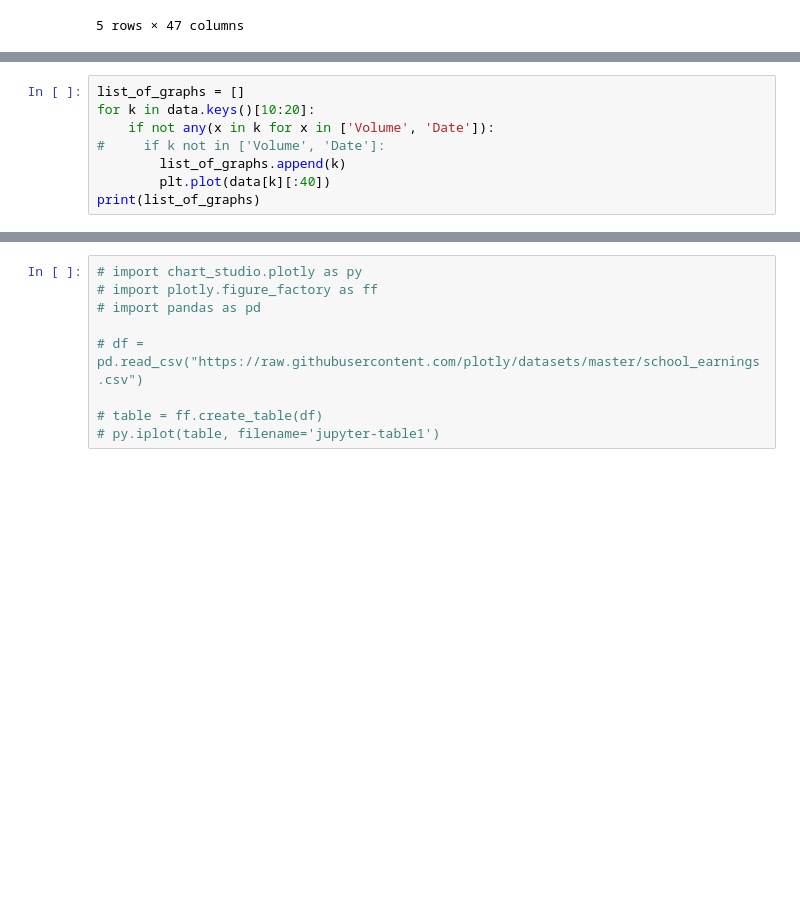
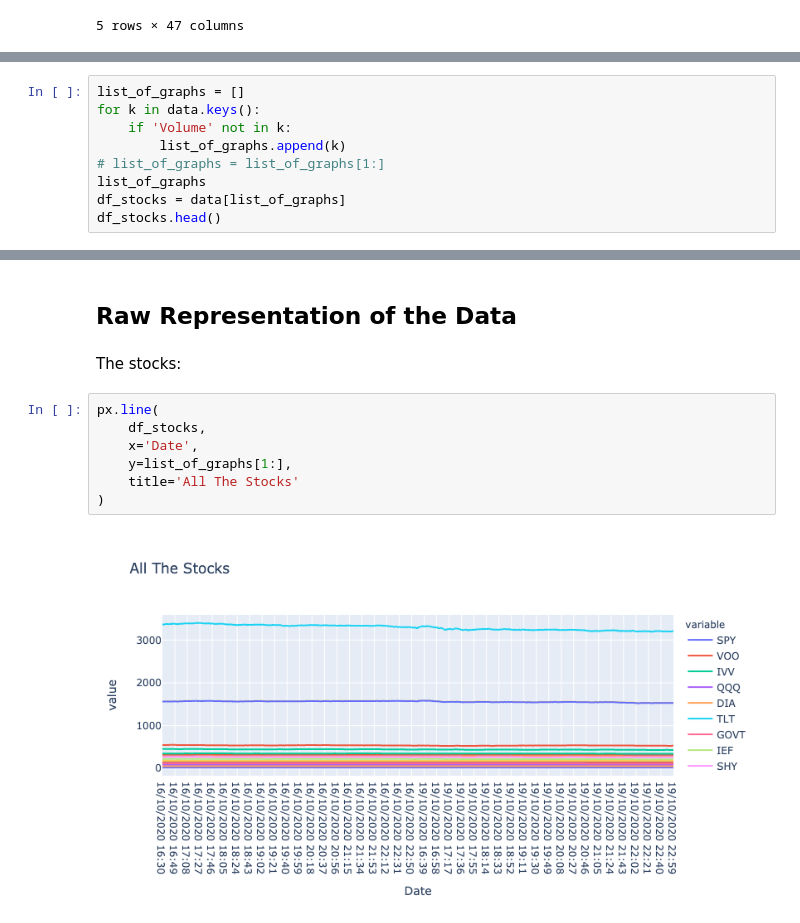
Before and after one commit to Arseni1919/ND_sandbox, a Jupyter notebook: Data Analisys.ipynb, the cells around one changed output, grey strips where cells are left out. Saved outputs shown, nothing was run; the diff lists cells and outputs as text; blank space fills up the shorter version.

```diff
--- a/Data Analisys.ipynb
+++ b/Data Analisys.ipynb
@@ -22,9 +38,10 @@ data.head()
 # %%
 list_of_graphs = []
-for k in data.keys()[10:20]:
-    if not any(x in k for x in ['Volume', 'Date']):
-#     if k not in ['Volume', 'Date']:
+for k in data.keys():
+    if 'Volume' not in k:
         list_of_graphs.append(k)
-        plt.plot(data[k][:40])
-print(list_of_graphs)
+# list_of_graphs = list_of_graphs[1:]
+list_of_graphs
+df_stocks = data[list_of_graphs]
+df_stocks.head()
 # %% [output]
@@ -33,9 +55,13 @@ print(list_of_graphs)
-# %%
-# import chart_studio.plotly as py
-# import plotly.figure_factory as ff
-# import pandas as pd
-
-# df = pd.read_csv("https://raw.githubusercontent.com/plotly/datasets/master/school_earnings.csv")
-
-# table = ff.create_table(df)
-# py.iplot(table, filename='jupyter-table1')
+# %% [markdown]
+## Raw Representation of the Data
+# %% [markdown]
+The stocks:
+# %%
+px.line(
+    df_stocks,
+    x='Date',
+    y=list_of_graphs[1:],
+    title='All The Stocks'
+)
+# %% [output]
+[figure, added]
```
Also changed, not shown: parts of 12 cells of this notebook, 1 other file.
